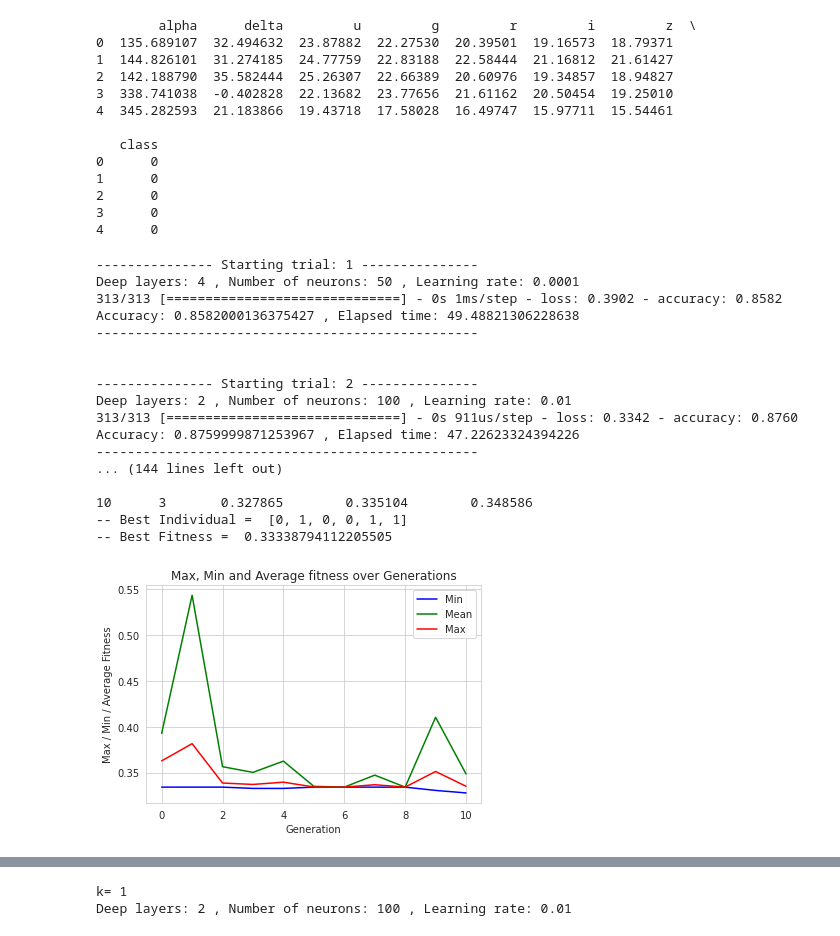
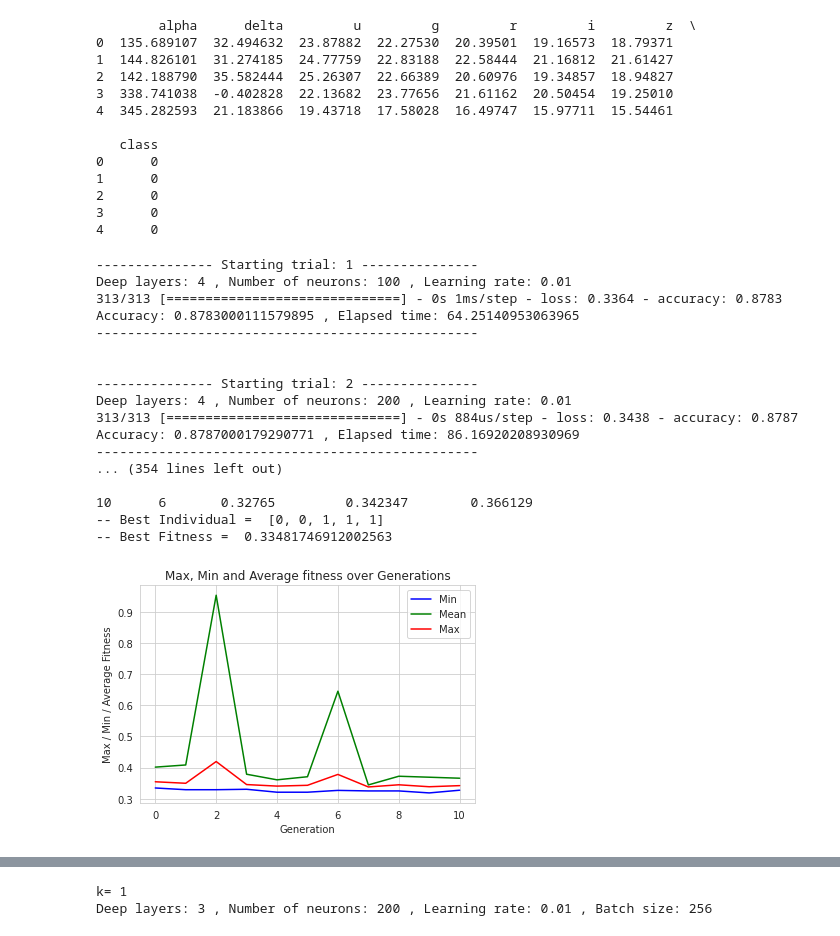
Before and after one commit to igomezv/cosmo_tools, a Jupyter notebook: models/neural/nnogada/dirty_notebooks/overleaf_notebooks_v1/genetic_hyp_classification.ipynb, the cells around one changed output, grey strips where cells are left out. Drawn from its saved outputs; the diff is of its cells as text; code cells hidden in the pictures.

```diff
--- a/models/neural/nnogada/dirty_notebooks/overleaf_notebooks_v1/genetic_hyp_classification.ipynb
+++ b/models/neural/nnogada/dirty_notebooks/overleaf_notebooks_v1/genetic_hyp_classification.ipynb
@@ -74,10 +74,10 @@ data = data.to_numpy()
 
 # f_names = ["ReLU", "ELU", "LReLU", "SELU"]
 # %%
-SC_DEEP       = np.array([1, 2,3, 4])                           # Number of deep layers (8)
-SC_NUM_UNITS  = np.array([150, 200, 100, 50]) # Number of fully conected neurons (16)
+SC_DEEP       = np.array([3, 4])                           # Number of deep layers (8)
+SC_NUM_UNITS  = np.array([200, 100]) # Number of fully conected neurons (16)
 SC_LEARNING   = np.array([1e-5,1e-4,1e-3, 0.01])   # Learning rates (8)
-# SC_BATCH      = np.array([64,128,256,512])                            # Batch sizes (4)
+SC_BATCH      = np.array([128,256])                            # Batch sizes (4)
 # SC_ACTIVATION = [f1, f2, f3, f4]                                      # Activation function layers (2)
 
 my_callbacks = [tf.keras.callbacks.EarlyStopping(
@@ -135,16 +135,16 @@ def train_evaluate(ga_individual_solution):
     t_total = 0
 
     # Decode GA solution to integer for window_size and num_units
-    deep_layers_bits   = BitArray(ga_individual_solution[0:2])     # (8)
-    num_units_bits     = BitArray(ga_individual_solution[2:4])     # (16)
-    learning_rate_bits = BitArray(ga_individual_solution[4:6])    # (8)
-# #     batch_size_bits    = BitArray(ga_individual_solution[10:12])   # (4)
+    deep_layers_bits   = BitArray(ga_individual_solution[0:1])     # (8)
+    num_units_bits     = BitArray(ga_individual_solution[1:2])     # (16)
+    learning_rate_bits = BitArray(ga_individual_solution[2:4])    # (8)
+    batch_size_bits    = BitArray(ga_individual_solution[4:5])   # (4)
 # #     activation_f_bits  = BitArray(ga_individual_solution[12:13])   # (2)   Solo se consideran las 2 primeras
 
     deep_layers   = SC_DEEP[deep_layers_bits.uint]
     num_units     = SC_NUM_UNITS[num_units_bits.uint]
     learning_rate = SC_LEARNING[learning_rate_bits.uint]
-#     batch_size   = SC_BATCH[batch_size_bits.uint]
+    batch_size   = SC_BATCH[batch_size_bits.uint]
 #     activation_f  = SC_ACTIVATION[activation_f_bits.uint]
 
 
@@ -165,7 +165,7 @@ def train_evaluate(ga_individual_solution):
     optimizer = tf.keras.optimizers.Adam(learning_rate=learning_rate, beta_1=0.9, beta_2=0.999, epsilon=1e-3)
     model.compile(optimizer=optimizer, loss='categorical_crossentropy', metrics=["accuracy"])
     model.fit(X_train, Y_train, epochs=epochs, validation_data=(X_val, Y_val),
-              callbacks=my_callbacks, batch_size=128, shuffle=1, verbose=0)
+              callbacks=my_callbacks, batch_size=batch_size, shuffle=1, verbose=0)
 
     loss, score = model.evaluate(X_val, Y_val)
     t = time.time()-t
@@ -174,7 +174,7 @@ def train_evaluate(ga_individual_solution):
     print("-------------------------------------------------\n")
 #     print(loss, score)
 
-    datos.append([deep_layers, num_units, learning_rate, loss, score, t])
+    datos.append([deep_layers, num_units, learning_rate, batch_size, loss, score, t])
 
     return loss,
 # %%
@@ -305,33 +305,33 @@ def geneticAlgorithm_with_elitism(population_size, max_generations, gene_length,
     best_population = tools.selBest(population,k = k)
     return best_population
 # %%
-population_size = 5  # max of individuals per generation
+population_size = 8  # max of individuals per generation
 max_generations = 10   # number of generations
-gene_length = 6      # lenght of the gene, depends on how many hiperparameters are tested
+gene_length = 5      # lenght of the gene, depends on how many hiperparameters are tested
 k = 1;                 # num. of finalist individuals
 
 if __name__ == "__main__":
     t = time.time();
     datos = [];
     ss = [i for i in range(1,population_size*(max_generations+1))]
     best_population = geneticAlgorithm_with_elitism(population_size, max_generations, gene_length, k)
     print("Total elapsed time:", (time.time()-t)/60, "minutes")
 # %% [output]
 --------------- Starting trial: 1 ---------------
-Deep layers: 4 , Number of neurons: 50 , Learning rate: 0.0001
-313/313 [==============================] - 0s 1ms/step - loss: 0.3902 - accuracy: 0.8582
-Accuracy: 0.8582000136375427 , Elapsed time: 49.48821306228638
+Deep layers: 4 , Number of neurons: 100 , Learning rate: 0.01
+313/313 [==============================] - 0s 1ms/step - loss: 0.3364 - accuracy: 0.8783
+Accuracy: 0.8783000111579895 , Elapsed time: 64.25140953063965
 -------------------------------------------------
 
 
 --------------- Starting trial: 2 ---------------
-Deep layers: 2 , Number of neurons: 100 , Learning rate: 0.01
-313/313 [==============================] - 0s 911us/step - loss: 0.3342 - accuracy: 0.8760
-Accuracy: 0.8759999871253967 , Elapsed time: 47.22623324394226
+Deep layers: 4 , Number of neurons: 200 , Learning rate: 0.01
+313/313 [==============================] - 0s 884us/step - loss: 0.3438 - accuracy: 0.8787
+Accuracy: 0.8787000179290771 , Elapsed time: 86.16920208930969
 -------------------------------------------------
-... (144 lines left out)
+... (354 lines left out)
 
-10      3       0.327865        0.335104        0.348586
--- Best Individual =  [0, 1, 0, 0, 1, 1]
--- Best Fitness =  0.33338794112205505
+10      6       0.32765         0.342347        0.366129
+-- Best Individual =  [0, 0, 1, 1, 1]
+-- Best Fitness =  0.33481746912002563
-[figure, old version]
+[figure, new version]
@@ -340,29 +340,30 @@ Total elapsed time: 18.629293676217397 minutes
 best_deep_layers   = []
 best_num_units     = []
 best_learning_rate = []
-# best_batch_size    = []
+best_batch_size    = []
 # best_activation_f  = []
 best_f_names       = []
 
 t = 0
 
 for bi in best_population:
-    deep_layers_bits   = BitArray(bi[0:2])    # (8)
-    num_units_bits     = BitArray(bi[2:4])    # (16)
-    learning_rate_bits = BitArray(bi[4:6])   # (8)
-#     batch_size_bits    = BitArray(bi[10:12])  # (4)
+    deep_layers_bits   = BitArray(bi[0:1])    # (8)
+    num_units_bits     = BitArray(bi[1:2])    # (16)
+    learning_rate_bits = BitArray(bi[2:4])   # (8)
+    batch_size_bits    = BitArray(bi[4:5])  # (4)
 #     activation_f_bits  = BitArray(bi[12:13])  # (2)
     t += 1
 
     best_deep_layers.append(SC_DEEP[deep_layers_bits.uint])
     best_num_units.append(SC_NUM_UNITS[num_units_bits.uint])
     best_learning_rate.append(SC_LEARNING[learning_rate_bits.uint])
-#     best_batch_size.append(SC_BATCH[batch_size_bits.uint])
+    best_batch_size.append(SC_BATCH[batch_size_bits.uint])
 #     best_activation_f.append(SC_ACTIVATION[activation_f_bits.uint])
 #     best_f_names.append(f_names[activation_f_bits.uint])
 
-    print('k=',t,'\nDeep layers:', best_deep_layers[-1], ', Number of neurons:', best_num_units[-1], ', Learning rate:', best_learning_rate[-1])
+    print('k=',t,'\nDeep layers:', best_deep_layers[-1], ', Number of neurons:', best_num_units[-1],
+          ', Learning rate:', best_learning_rate[-1], ', Batch size:', best_batch_size[-1])
 # %% [output]
 k= 1
-Deep layers: 2 , Number of neurons: 100 , Learning rate: 0.01
+Deep layers: 3 , Number of neurons: 200 , Learning rate: 0.01 , Batch size: 256
 # %%
```
Also changed, not shown: parts of 3 cells of this notebook, 1 other file.
